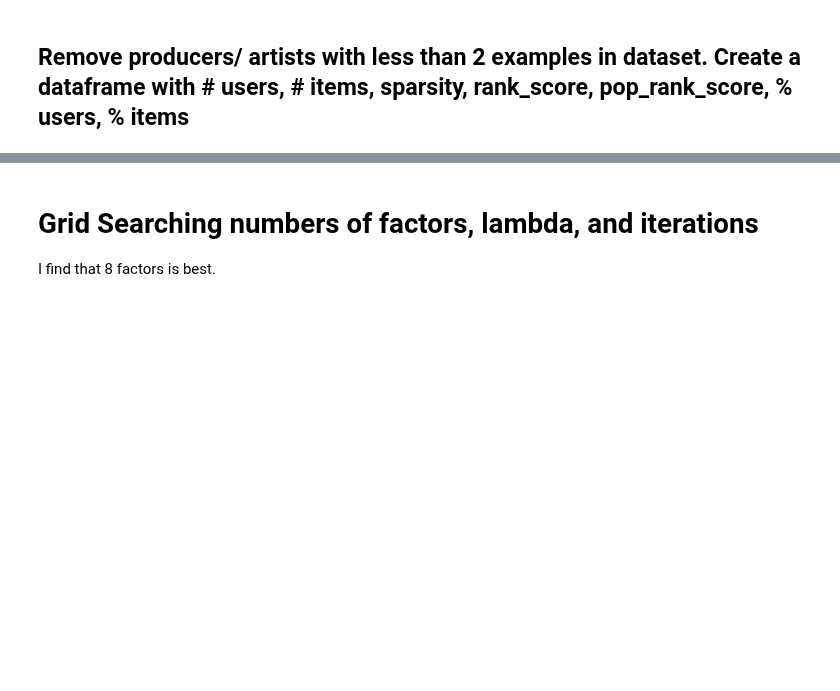
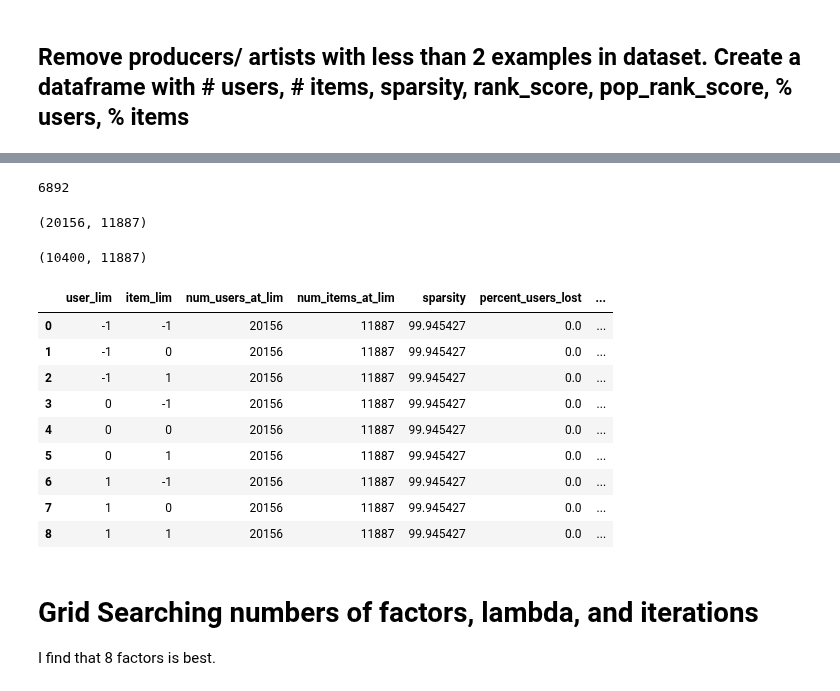
Before and after one commit to Jesse-Kerr/recordmender, a Jupyter notebook: model_understanding.ipynb, the cells around one changed output, grey strips where cells are left out. Drawn from its saved outputs; the diff is of its cells as text; code cells hidden in the pictures; blank space fills up the shorter version.

Commit message:
Fixed the filter train test set function

```diff
--- a/model_understanding.ipynb
+++ b/model_understanding.ipynb
@@ -218,0 +231,26 @@ _ = ax.bar(counts.index, counts.values)
+# %%
+#Count interactions for each user
+inters_per_user = train.sum(axis = 1)
+
+#Get a list of users with more than user_lim of interactions.
+users_above_lim = list(inters_per_user[inters_per_user > user_lim].index)
+#     if item_lim:
+
+#Count interactions for each item
+inters_per_item = train.sum(axis = 0)
+
+#Get a list of items with more than item_lim of interactions.
+items_above_lim = list(inters_per_item[inters_per_item > item_lim].index)
+
+
+#     test = test[test.index.isin(users_above_lim)]
+#     train_lim = test_lim[test_lim.columns.isin(items_above_lim)]
+
+#     #For the ranking, need the indices of this subset.
+#     #Find where train and test differ- this seems to work.
+#     inds_lim = np.where(train_lim != test_lim)
+
+#     user_inds_lim= inds_lim[0]
+#     item_inds_lim = inds_lim[1]
+
+#     return train_lim, test_lim, user_inds_lim, item_inds_lim
@@ -218,0 +259,6 @@ _ = ax.bar(counts.index, counts.values)
+# %%
+#Count interactions for each item
+inters_per_item = train.sum(axis = 0)
+
+#Get a list of items with more than item_lim of interactions.
+items_above_lim = list(inters_per_item[inters_per_item > item_lim].index)
@@ -219,3 +271,19 @@ _ = ax.bar(counts.index, counts.values)
+# %%
+train_lim = train[train.index.isin(users_above_lim)]
+# %%
+len(train_lim.columns.intersection(items_above_lim))
+# %% [output]
+6892
+# %%
+train.shape
+# %% [output]
+(20156, 11887)
+# %%
+train_lim.shape
+# %% [output]
+(10400, 11887)
+# %%
+train_lim = train_lim[train_lim.columns.intersection(items_above_lim)]
 # %%
 rows = []
 
@@ -250,6 +318,19 @@ columns = ['user_lim', 'item_lim', 'num_users_at_lim', 'num_items_at_lim',
 statistics_at_interaction_limits = pd.DataFrame(rows, columns = columns)
 
 statistics_at_interaction_limits.to_csv("statistics_at_interaction_limits.csv")
+# %%
+statistics_at_interaction_limits
+# %% [output]
+|  | user_lim | item_lim | num_users_at_lim | num_items_at_lim | sparsity | percent_users_lost | ... |
+| 0 | -1 | -1 | 20156 | 11887 | 99.945427 | 0.0 | ... |
+| 1 | -1 | 0 | 20156 | 11887 | 99.945427 | 0.0 | ... |
+| 2 | -1 | 1 | 20156 | 11887 | 99.945427 | 0.0 | ... |
+| 3 | 0 | -1 | 20156 | 11887 | 99.945427 | 0.0 | ... |
+| 4 | 0 | 0 | 20156 | 11887 | 99.945427 | 0.0 | ... |
+| 5 | 0 | 1 | 20156 | 11887 | 99.945427 | 0.0 | ... |
+| 6 | 1 | -1 | 20156 | 11887 | 99.945427 | 0.0 | ... |
+| 7 | 1 | 0 | 20156 | 11887 | 99.945427 | 0.0 | ... |
+| 8 | 1 | 1 | 20156 | 11887 | 99.945427 | 0.0 | ... |
 # %%
 train_lim, test_lim, user_inds_lim, item_inds_lim = filter_dataset_by_requisite_interactions(
 train, test, -1, -1)
```
Also changed, not shown: parts of 6 cells of this notebook, 5 other files.
